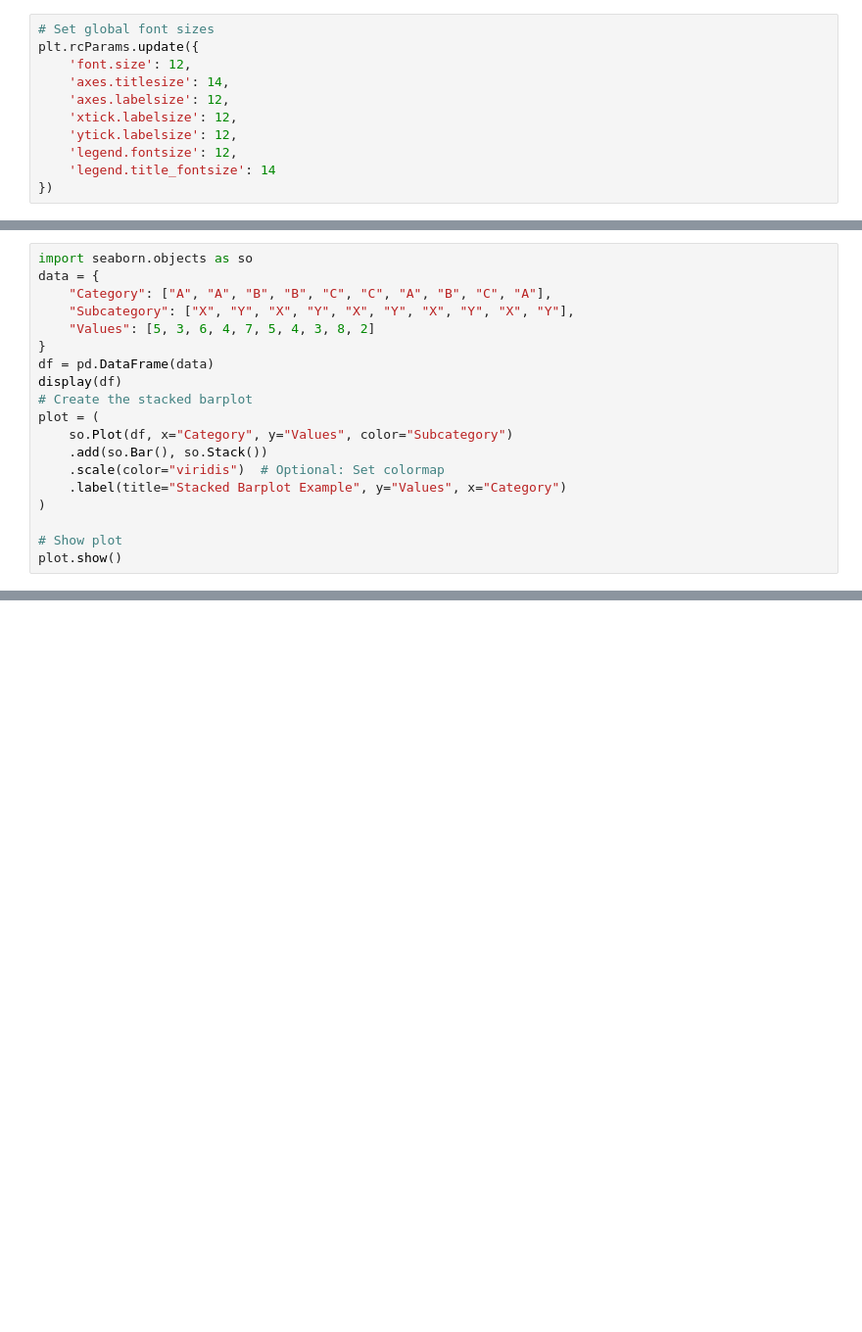
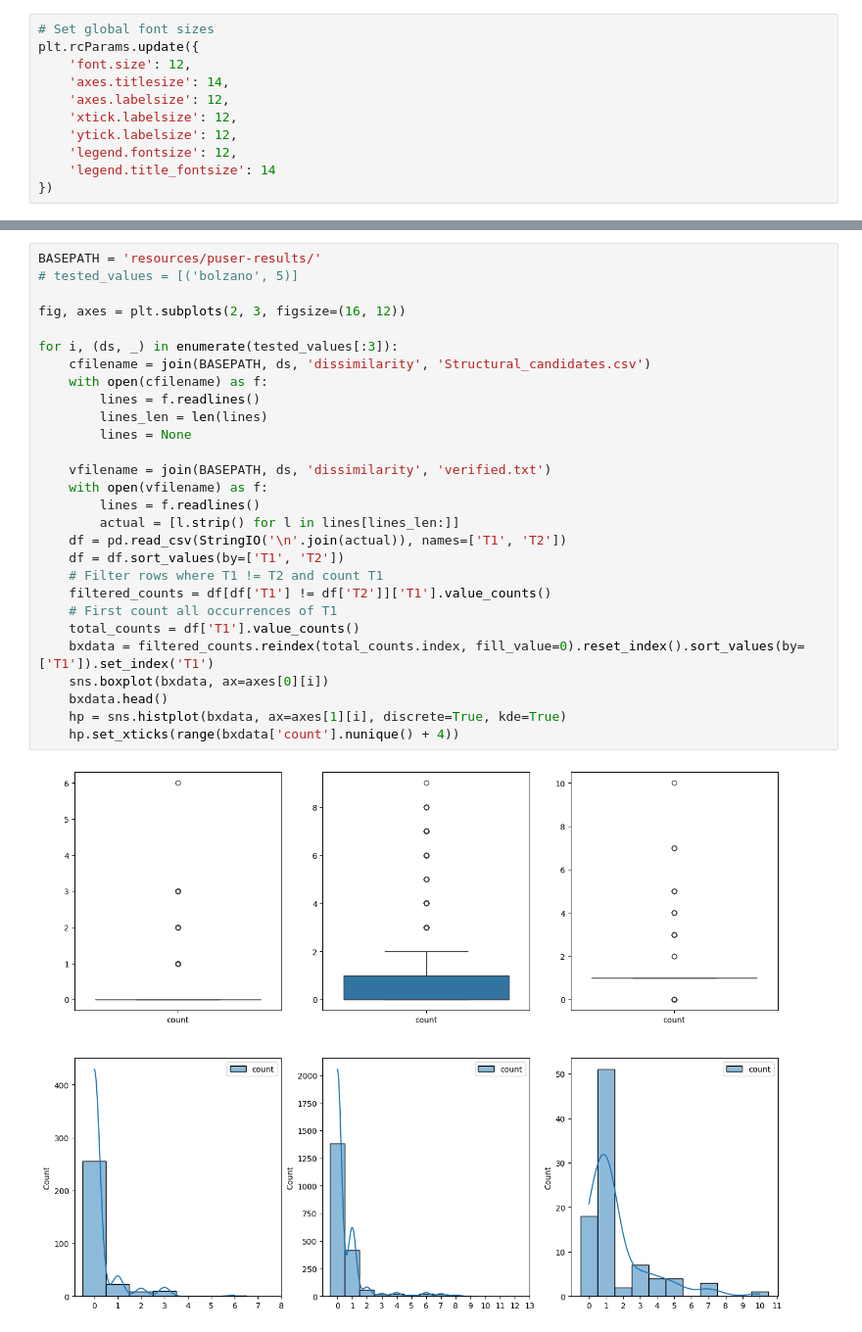
Before and after one commit to LukMRVC/tree-statistics, a Jupyter notebook: TED-viz.ipynb, the cells around one changed output, grey strips where cells are left out. Shown at 98% size. Cells and saved outputs as stored; diff of their text form; blank space fills up the shorter version.

Commit message:
Viz of results of dissimiliarity

```diff
--- a/TED-viz.ipynb
+++ b/TED-viz.ipynb
@@ -1054,19 +980,0 @@ plot.show()
-# %%
-import seaborn.objects as so
-data = {
-    "Category": ["A", "A", "B", "B", "C", "C", "A", "B", "C", "A"],
-    "Subcategory": ["X", "Y", "X", "Y", "X", "Y", "X", "Y", "X", "Y"],
-    "Values": [5, 3, 6, 4, 7, 5, 4, 3, 8, 2]
-}
-df = pd.DataFrame(data)
-display(df)
-# Create the stacked barplot
-plot = (
-    so.Plot(df, x="Category", y="Values", color="Subcategory")
-    .add(so.Bar(), so.Stack())
-    .scale(color="viridis")  # Optional: Set colormap
-    .label(title="Stacked Barplot Example", y="Values", x="Category")
-)
-
-# Show plot
-plot.show()
@@ -1148,0 +996,30 @@ plt.show()
+# %%
+BASEPATH = 'resources/puser-results/'
+# tested_values = [('bolzano', 5)]
+
+fig, axes = plt.subplots(2, 3, figsize=(16, 12))
+
+for i, (ds, _) in enumerate(tested_values[:3]):
+    cfilename = join(BASEPATH, ds, 'dissimilarity', 'Structural_candidates.csv')
+    with open(cfilename) as f:
+        lines = f.readlines()
+        lines_len = len(lines)
+        lines = None
+
+    vfilename = join(BASEPATH, ds, 'dissimilarity', 'verified.txt')
+    with open(vfilename) as f:
+        lines = f.readlines()
+        actual = [l.strip() for l in lines[lines_len:]]
+    df = pd.read_csv(StringIO('\n'.join(actual)), names=['T1', 'T2'])
+    df = df.sort_values(by=['T1', 'T2'])
+    # Filter rows where T1 != T2 and count T1
+    filtered_counts = df[df['T1'] != df['T2']]['T1'].value_counts()
+    # First count all occurrences of T1
+    total_counts = df['T1'].value_counts()
+    bxdata = filtered_counts.reindex(total_counts.index, fill_value=0).reset_index().sort_values(by=['T1']).set_index('T1')
+    sns.boxplot(bxdata, ax=axes[0][i])
+    bxdata.head()
+    hp = sns.histplot(bxdata, ax=axes[1][i], discrete=True, kde=True)
+    hp.set_xticks(range(bxdata['count'].nunique() + 4))
+# %% [output]
+[figure, added]
```
Also changed, not shown: parts of 31 cells of this notebook, 3 other files.
